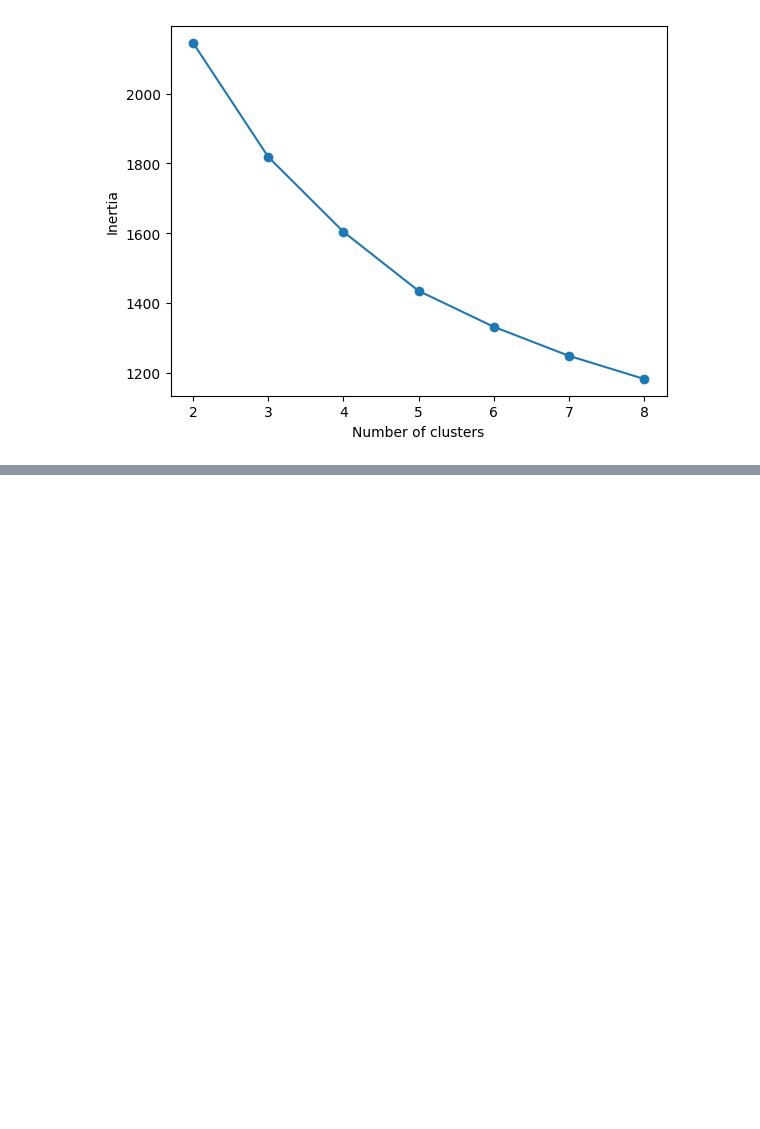
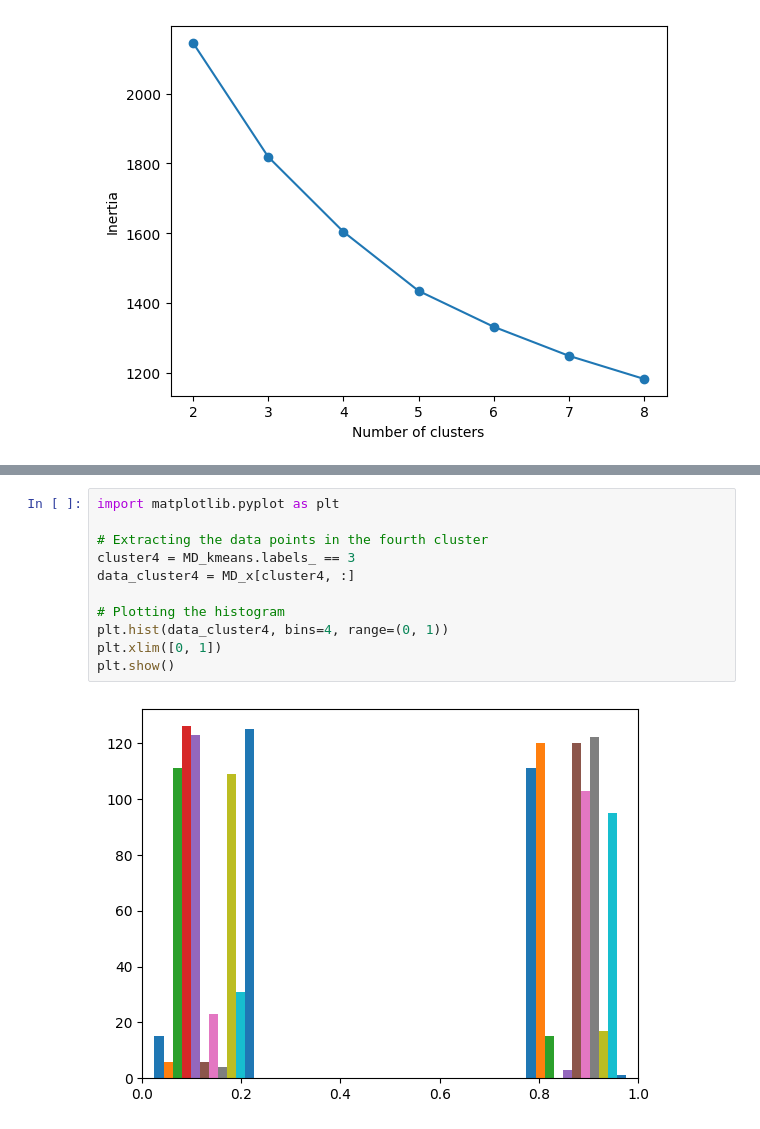
Before and after one commit to KAVINKUMAR1102/DATA-INVESTIGATION, a Jupyter notebook: McDonald's dataset.ipynb, the cells around one changed output, grey strips where cells are left out. Saved outputs shown, nothing was run; the diff lists cells and outputs as text; blank space fills up the shorter version.

```diff
--- a/McDonald's dataset.ipynb
+++ b/McDonald's dataset.ipynb
@@ -109,0 +169,13 @@ plt.show()
+# %%
+import matplotlib.pyplot as plt
+
+# Extracting the data points in the fourth cluster
+cluster4 = MD_kmeans.labels_ == 3
+data_cluster4 = MD_x[cluster4, :]
+
+# Plotting the histogram
+plt.hist(data_cluster4, bins=4, range=(0, 1))
+plt.xlim([0, 1])
+plt.show()
+# %% [output]
+[figure, added]
```
Also changed, not shown: parts of 10 cells of this notebook.
